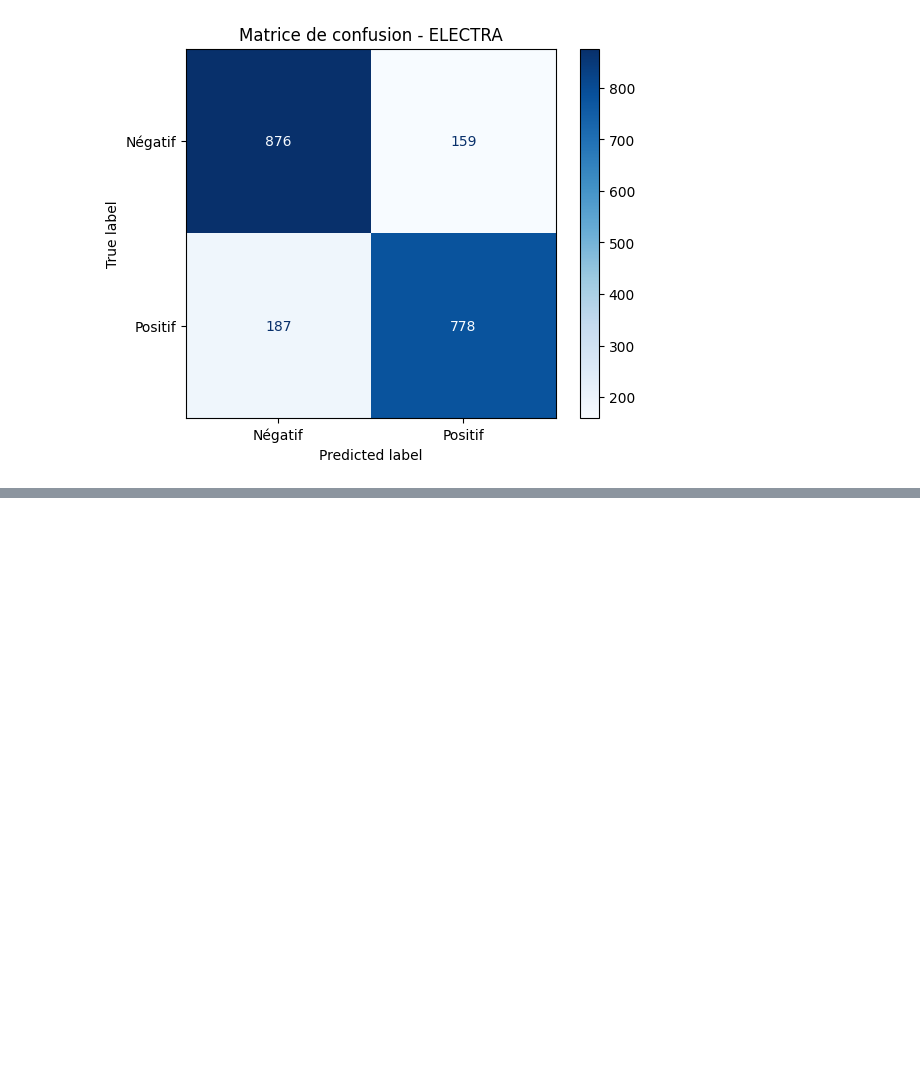
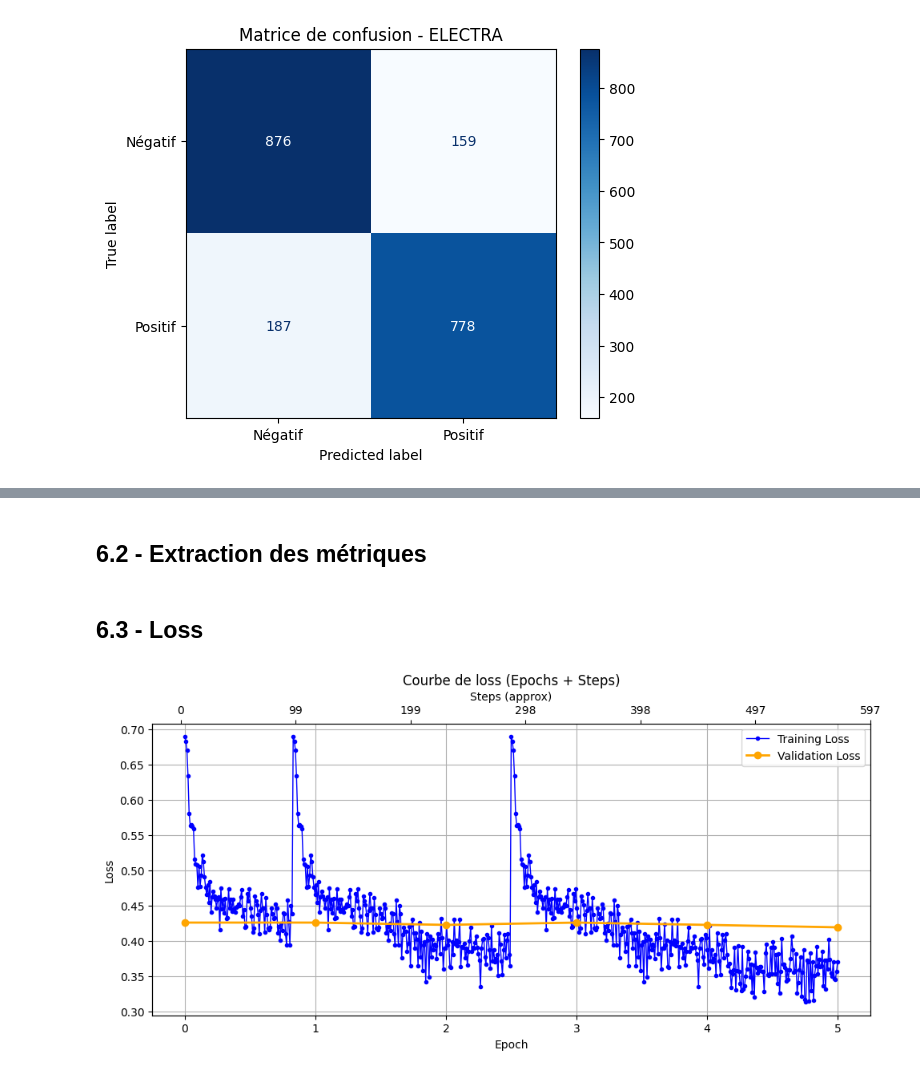
Before and after one commit to Arnaud66170/P9_V2, a Jupyter notebook: notebooks/04_evaluation_and_comparison.ipynb, the cells around one changed output, grey strips where cells are left out. Drawn from its saved outputs; the diff is of its cells as text; code cells hidden in the pictures; blank space fills up the shorter version.

```diff
--- a/notebooks/04_evaluation_and_comparison.ipynb
+++ b/notebooks/04_evaluation_and_comparison.ipynb
@@ -116,0 +118,49 @@ Contenu du dossier modèle : ['config.json', 'model.safetensors', 'pytorch_model
+# %% [markdown]
+## 6.2 - Extraction des métriques
+# %%
+train_loss = [log["loss"] for log in log_history if "loss" in log]
+eval_loss = [log["eval_loss"] for log in log_history if "eval_loss" in log]
+eval_f1 = [log["eval_f1"] for log in log_history if "eval_f1" in log]
+eval_accuracy = [log["eval_accuracy"] for log in log_history if "eval_accuracy" in log]
+learning_rates = [log["learning_rate"] for log in log_history if "learning_rate" in log]
+# %% [markdown]
+## 6.3 - Loss
+# %%
+# Nombre de points
+num_epochs = len(eval_loss)
+num_steps = len(train_loss)
+
+# X principal : epochs (linéarisés)
+x_epochs = np.linspace(0, num_epochs - 1, num=num_steps)
+x_eval = list(range(num_epochs))
+
+# === Création de la figure avec double axe X ===
+fig, ax1 = plt.subplots(figsize=(10, 5))
+
+# Courbe principale : epochs
+ax1.plot(x_epochs, train_loss, label="Training Loss", color="blue", marker=".", linewidth=1)
+ax1.plot(x_eval, eval_loss, label="Validation Loss", color="orange", marker="o", linewidth=2)
+ax1.set_xlabel("Epoch")
+ax1.set_ylabel("Loss")
+ax1.grid(True)
+ax1.set_title("Courbe de loss (Epochs + Steps)")
+ax1.legend(loc="upper right")
+
+# === Ajout de l'axe secondaire X (steps) ===
+def epoch_to_step(epoch): return int(epoch * num_steps / num_epochs)
+def step_to_epoch(step): return step * num_epochs / num_steps
+
+ax2 = ax1.twiny()
+ax2.set_xlim(ax1.get_xlim())
+step_ticks = np.linspace(0, num_steps, num=7, dtype=int)
+epoch_ticks = [round(step_to_epoch(s), 1) for s in step_ticks]
+ax2.set_xticks(epoch_ticks)
+ax2.set_xticklabels([str(s) for s in step_ticks])
+ax2.set_xlabel("Steps (approx)")
+
+# === Sauvegarde et affichage ===
+plt.tight_layout()
+plt.savefig("../results/electra_loss_curve_epochs_steps.png")
+plt.show()
+# %% [output]
+[figure, added]
```
Also changed, not shown: parts of 13 cells of this notebook, 4 other files.
